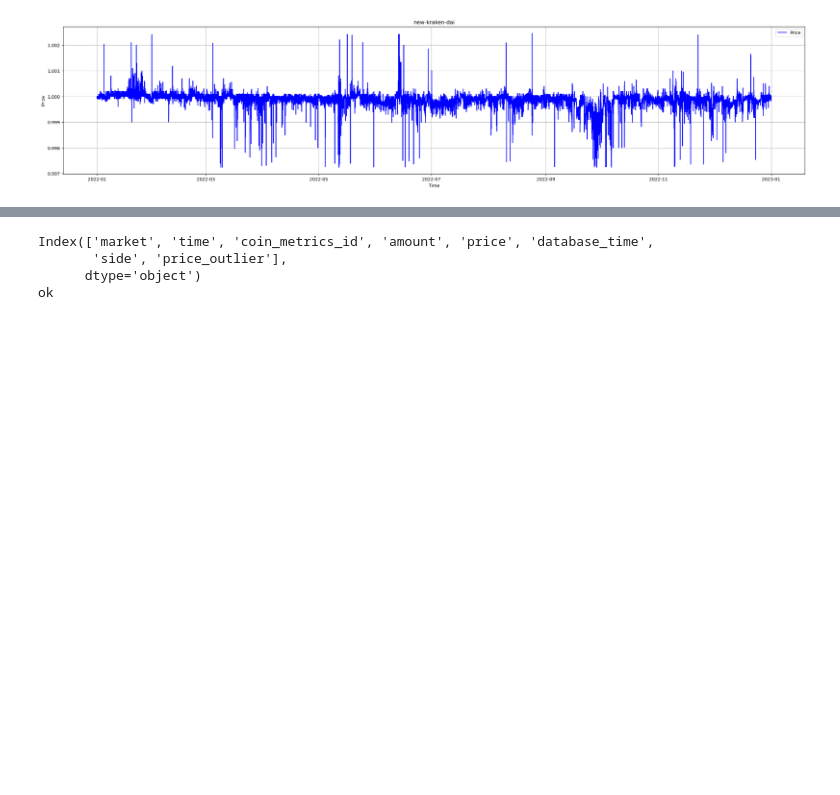
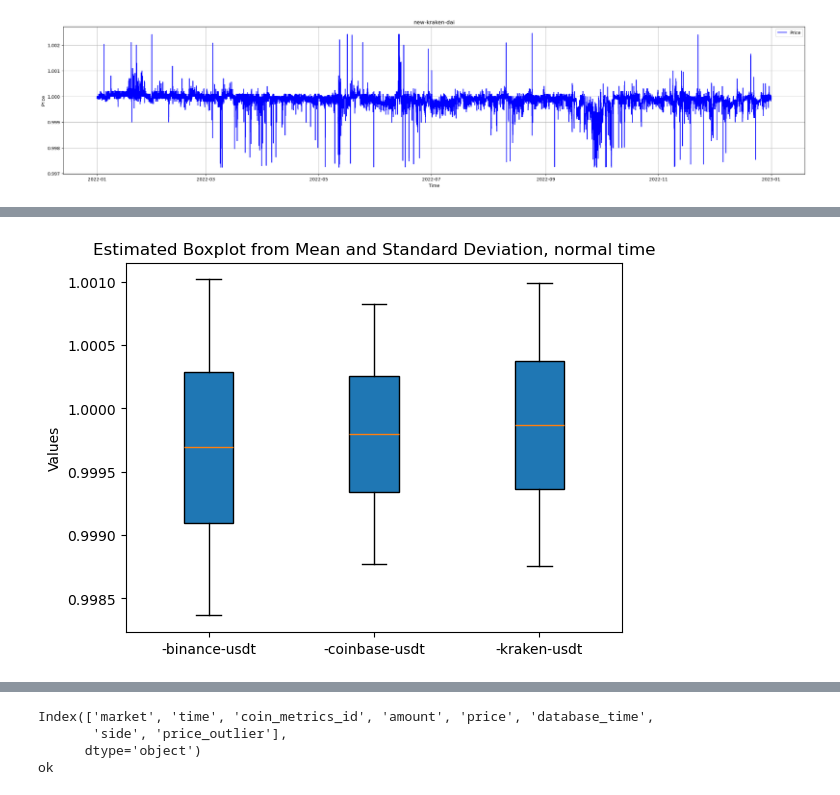
Before and after one commit to tilian15/stable_analysis, a Jupyter notebook: nettoyage-dai (1) (1).ipynb, the cells around one changed output, grey strips where cells are left out. Cells and saved outputs as stored; diff of their text form; code cells hidden in the pictures; blank space fills up the shorter version.

```diff
--- a/nettoyage-dai (1) (1).ipynb
+++ b/nettoyage-dai (1) (1).ipynb
@@ -381,0 +387,4 @@ See the caveats in the documentation: https://pandas.pydata.org/pandas-docs/stab
+# %%
+boxplots("usdt")
+# %% [output]
+[figure, added]
```
Also changed, not shown: parts of 14 cells of this notebook.
